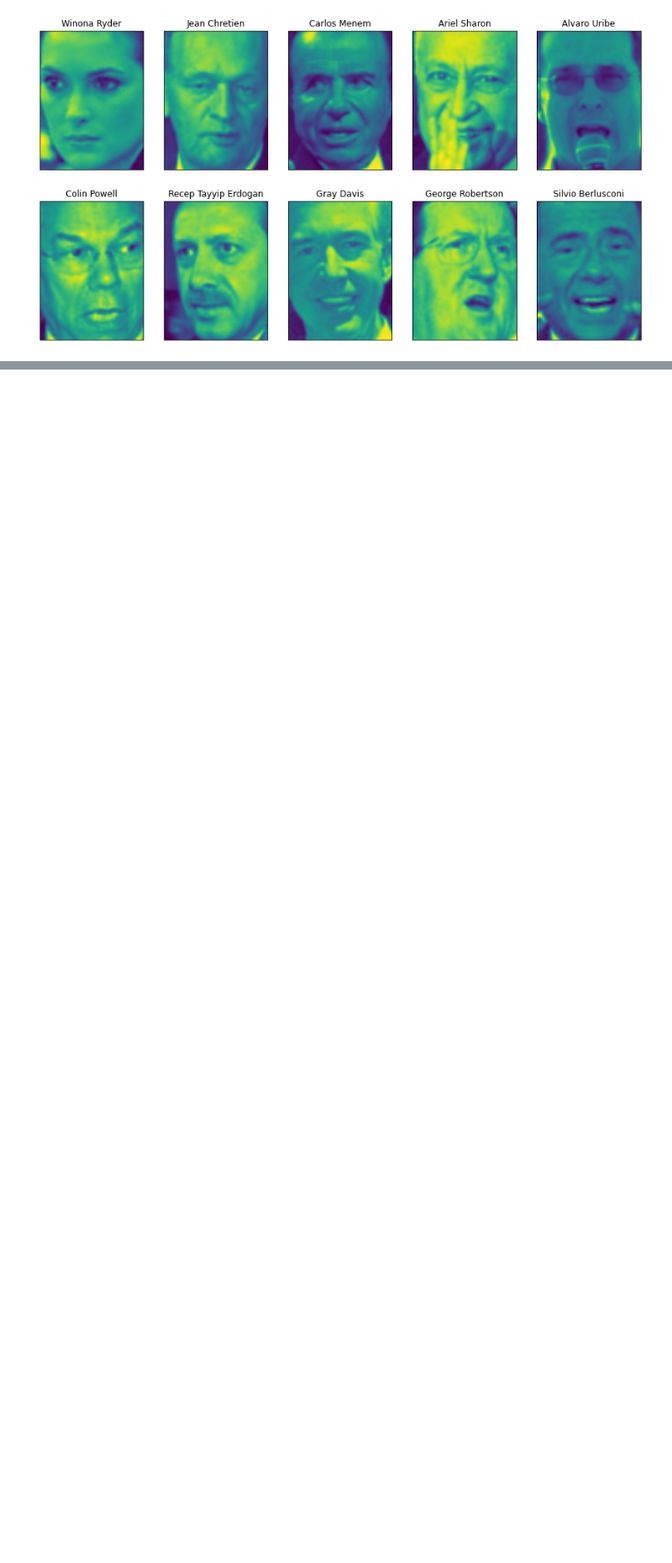
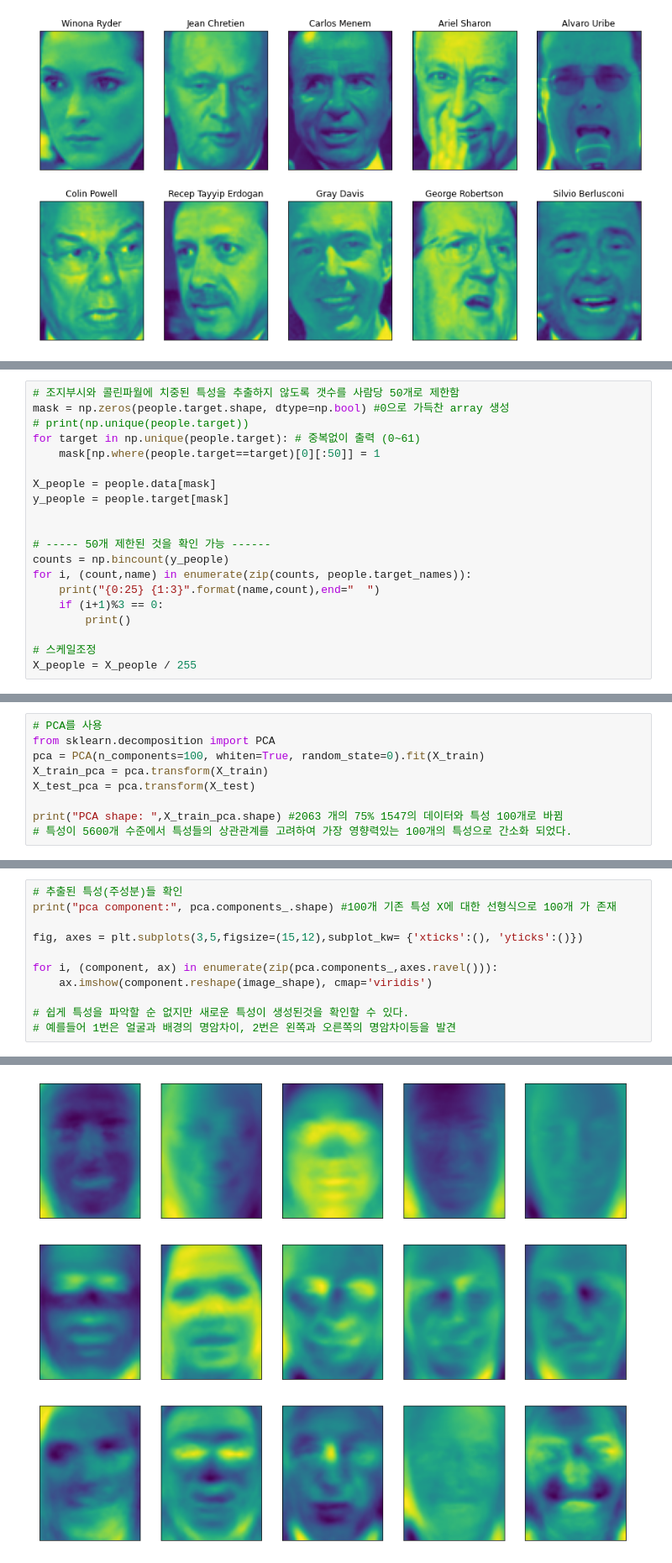
Before and after one commit to jinoe/SciKit-learn-Machine-Learning, a Jupyter notebook: ch03_PCA.ipynb, the cells around one changed output, grey strips where cells are left out. Shown at 84% size. Cells and saved outputs as stored; diff of their text form; blank space fills up the shorter version.

```diff
--- a/ch03_PCA.ipynb
+++ b/ch03_PCA.ipynb
@@ -103,0 +136,20 @@ people image shape (3023, 87, 65)
+# %%
+# 조지부시와 콜린파월에 치중된 특성을 추출하지 않도록 갯수를 사람당 50개로 제한함
+mask = np.zeros(people.target.shape, dtype=np.bool) #0으로 가득찬 array 생성
+# print(np.unique(people.target))
+for target in np.unique(people.target): # 중복없이 출력 (0~61)
+    mask[np.where(people.target==target)[0][:50]] = 1
+
+X_people = people.data[mask]
+y_people = people.target[mask]
+
+
+# ----- 50개 제한된 것을 확인 가능 ------
+counts = np.bincount(y_people)
+for i, (count,name) in enumerate(zip(counts, people.target_names)):
+    print("{0:25} {1:3}".format(name,count),end="  ")
+    if (i+1)%3 == 0:
+        print()
+
+# 스케일조정
+X_people = X_people / 255
@@ -103,0 +217,9 @@ people image shape (3023, 87, 65)
+# %%
+# PCA를 사용
+from sklearn.decomposition import PCA
+pca = PCA(n_components=100, whiten=True, random_state=0).fit(X_train)
+X_train_pca = pca.transform(X_train)
+X_test_pca = pca.transform(X_test)
+
+print("PCA shape: ",X_train_pca.shape) #2063 개의 75% 1547의 데이터와 특성 100개로 바뀜
+# 특성이 5600개 수준에서 특성들의 상관관계를 고려하여 가장 영향력있는 100개의 특성으로 간소화 되었다.
@@ -103,0 +251,12 @@ people image shape (3023, 87, 65)
+# %%
+# 추출된 특성(주성분)들 확인
+print("pca component:", pca.components_.shape) #100개 기존 특성 X에 대한 선형식으로 100개 가 존재
+
+fig, axes = plt.subplots(3,5,figsize=(15,12),subplot_kw= {'xticks':(), 'yticks':()})
+
+for i, (component, ax) in enumerate(zip(pca.components_,axes.ravel())):
+    ax.imshow(component.reshape(image_shape), cmap='viridis')
+
+# 쉽게 특성을 파악할 순 없지만 새로운 특성이 생성된것을 확인할 수 있다.
+# 예를들어 1번은 얼굴과 배경의 명암차이, 2번은 왼쪽과 오른쪽의 명암차이등을 발견
+# %% [output]
@@ -103,0 +264 @@ people image shape (3023, 87, 65)
+[figure, added]
```
Also changed, not shown: parts of 8 cells of this notebook.
